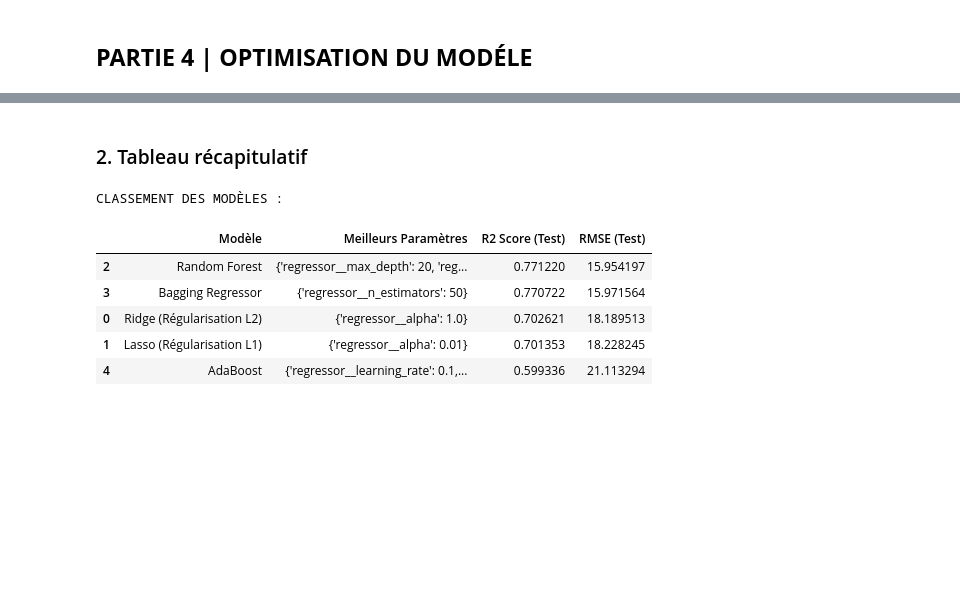
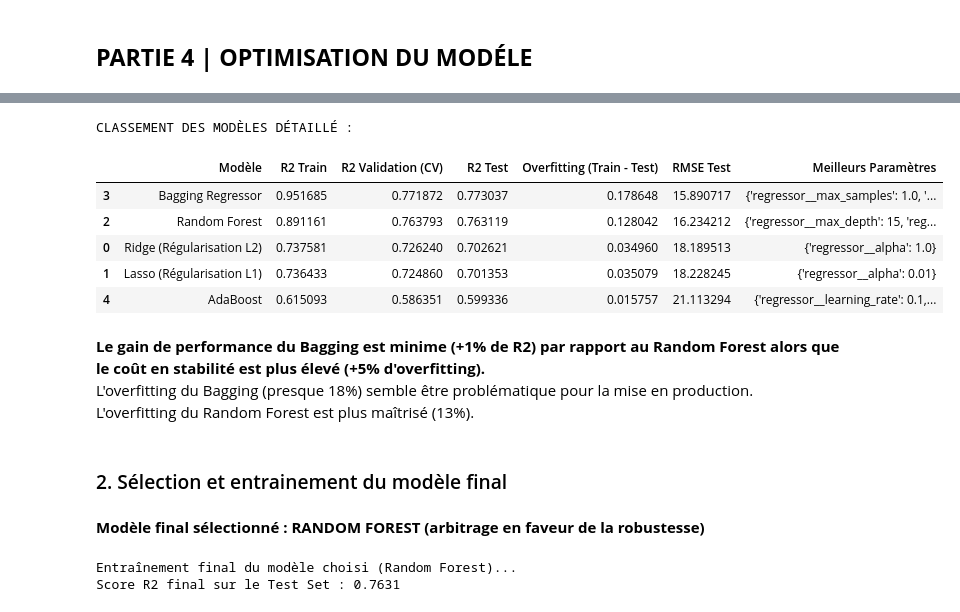
Before and after one commit to SterennG/GetAround-Project, a Jupyter notebook: getaround_pricing_ML.ipynb, the cells around one changed output, grey strips where cells are left out. Saved outputs shown, nothing was run; the diff lists cells and outputs as text; code cells hidden in the pictures; blank space fills up the shorter version.

```diff
--- a/getaround_pricing_ML.ipynb
+++ b/getaround_pricing_ML.ipynb
@@ -227,15 +234,19 @@ model = Pipeline(steps=[
 print("Entraînement du modèle (Linear Regression)...")
 model.fit(X_train, y_train)
 
-# Prédiction
+# Prédictions
+print("-" * 50)
+print("\nPrédictions sur le jeu de train...")
+y_pred_train = model.predict(X_train)
+print("Résultats TRAIN (Baseline) :")
+print(f"R2 Score : {r2_score(y_train, y_pred_train):.4f}")
+print(f"RMSE : {np.sqrt(mean_squared_error(y_train, y_pred_train)):.2f} €")
+
+print("-" * 50)
 print("Prédictions sur le jeu de test...")
 y_pred = model.predict(X_test)
-
-# Évaluation
-print("-" * 30)
-print("RÉSULTATS (Baseline) :")
+print("Résultats TEST (Baseline) :")
 print(f"R2 Score : {r2_score(y_test, y_pred):.4f}")
-# CORRECTION ICI : On utilise np.sqrt()
 print(f"RMSE : {np.sqrt(mean_squared_error(y_test, y_pred)):.2f} €")
 # %% [output]
 Entraînement du modèle (Linear Regression)...
@@ -353,17 +384,56 @@ Entraînement de : AdaBoost...
 Comparaison terminée !
-# %% [markdown]
-### 2. Tableau récapitulatif
 # %%
+# Tableau comparatif des différents modèles entrainés
+
 df_results = pd.DataFrame(results_list)
-df_results = df_results.sort_values(by='R2 Score (Test)', ascending=False) # Le meilleur en haut
 
-print("\nCLASSEMENT DES MODÈLES :")
+cols = ['Modèle', 'R2 Train', 'R2 Validation (CV)', 'R2 Test', 'Overfitting (Train - Test)', 'RMSE Test', 'Meilleurs Paramètres']
+df_results = df_results[cols]
+
+df_results = df_results.sort_values(by='R2 Test', ascending=False)
+
+print("\nCLASSEMENT DES MODÈLES DÉTAILLÉ :")
 display(df_results)
 # %% [output]
-CLASSEMENT DES MODÈLES :
+CLASSEMENT DES MODÈLES DÉTAILLÉ :
-|  | Modèle | Meilleurs Paramètres | R2 Score (Test) | RMSE (Test) |
-| 2 | Random Forest | {'regressor__max_depth': 20, 'reg... | 0.771220 | 15.954197 |
-| 3 | Bagging Regressor | {'regressor__n_estimators': 50} | 0.770722 | 15.971564 |
-| 0 | Ridge (Régularisation L2) | {'regressor__alpha': 1.0} | 0.702621 | 18.189513 |
-| 1 | Lasso (Régularisation L1) | {'regressor__alpha': 0.01} | 0.701353 | 18.228245 |
-| 4 | AdaBoost | {'regressor__learning_rate': 0.1,... | 0.599336 | 21.113294 |
+|  | Modèle | R2 Train | R2 Validation (CV) | R2 Test | Overfitting (Train - Test) | RMSE Test | Meilleurs Paramètres |
+| 3 | Bagging Regressor | 0.951685 | 0.771872 | 0.773037 | 0.178648 | 15.890717 | {'regressor__max_samples': 1.0, '... |
+| 2 | Random Forest | 0.891161 | 0.763793 | 0.763119 | 0.128042 | 16.234212 | {'regressor__max_depth': 15, 'reg... |
+| 0 | Ridge (Régularisation L2) | 0.737581 | 0.726240 | 0.702621 | 0.034960 | 18.189513 | {'regressor__alpha': 1.0} |
+| 1 | Lasso (Régularisation L1) | 0.736433 | 0.724860 | 0.701353 | 0.035079 | 18.228245 | {'regressor__alpha': 0.01} |
+| 4 | AdaBoost | 0.615093 | 0.586351 | 0.599336 | 0.015757 | 21.113294 | {'regressor__learning_rate': 0.1,... |
+# %% [markdown]
+**Le gain de performance du Bagging est minime (+1% de R2) par rapport au Random Forest alors que le coût en stabilité est plus élevé (+5% d'overfitting).** \
+L'overfitting du Bagging (presque 18%) semble être problématique pour la mise en production. \
+L'overfitting du Random Forest est plus maîtrisé (13%).
+# %% [markdown]
+### 2. Sélection et entrainement du modèle final
+# %% [markdown]
+**Modèle final sélectionné : RANDOM FOREST (arbitrage en faveur de la robustesse)**
+# %%
+print("Entraînement final du modèle choisi (Random Forest)...")
+
+# Meilleurs paramètres identifiés par GridSearch
+final_rf_params = {
+    'n_estimators': 150,
+    'max_depth': 15,
+    'min_samples_leaf': 2,
+    'min_samples_split': 10,
+    'random_state': 42
+}
+
+# Création du pipeline final
+final_model = Pipeline(steps=[
+    ('preprocessor', preprocessor),
+    ('regressor', RandomForestRegressor(**final_rf_params))
+])
+
+# Entraînement sur tout le jeu de train (X_train, y_train)
+final_model.fit(X_train, y_train)
+
+# Vérification de la performance finale
+final_score_test = final_model.score(X_test, y_test)
+print(f"Score R2 final sur le Test Set : {final_score_test:.4f}")
+# %% [output]
+Entraînement final du modèle choisi (Random Forest)...
+Score R2 final sur le Test Set : 0.7631
```
Also changed, not shown: parts of 10 cells of this notebook, 1 other file.
